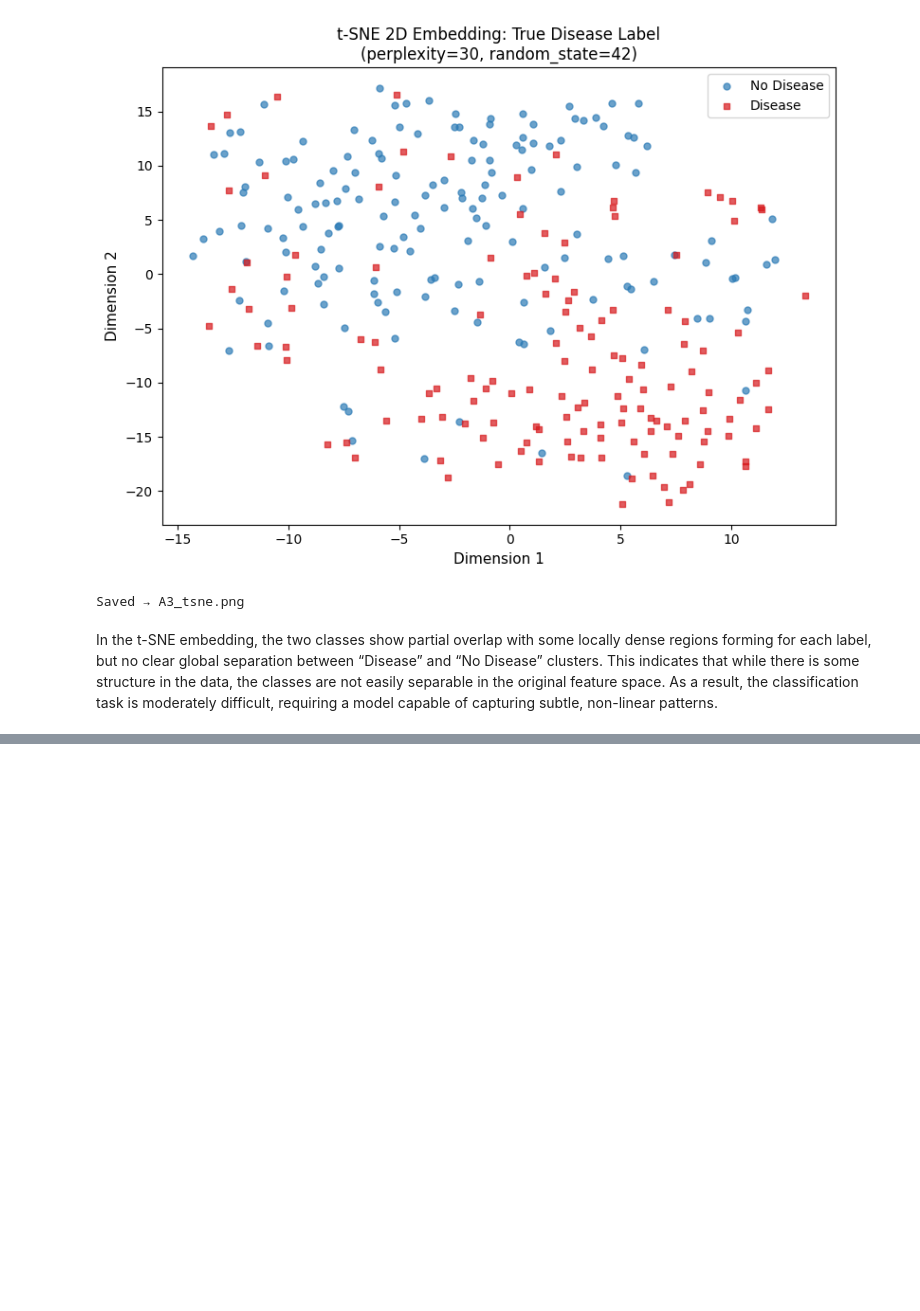
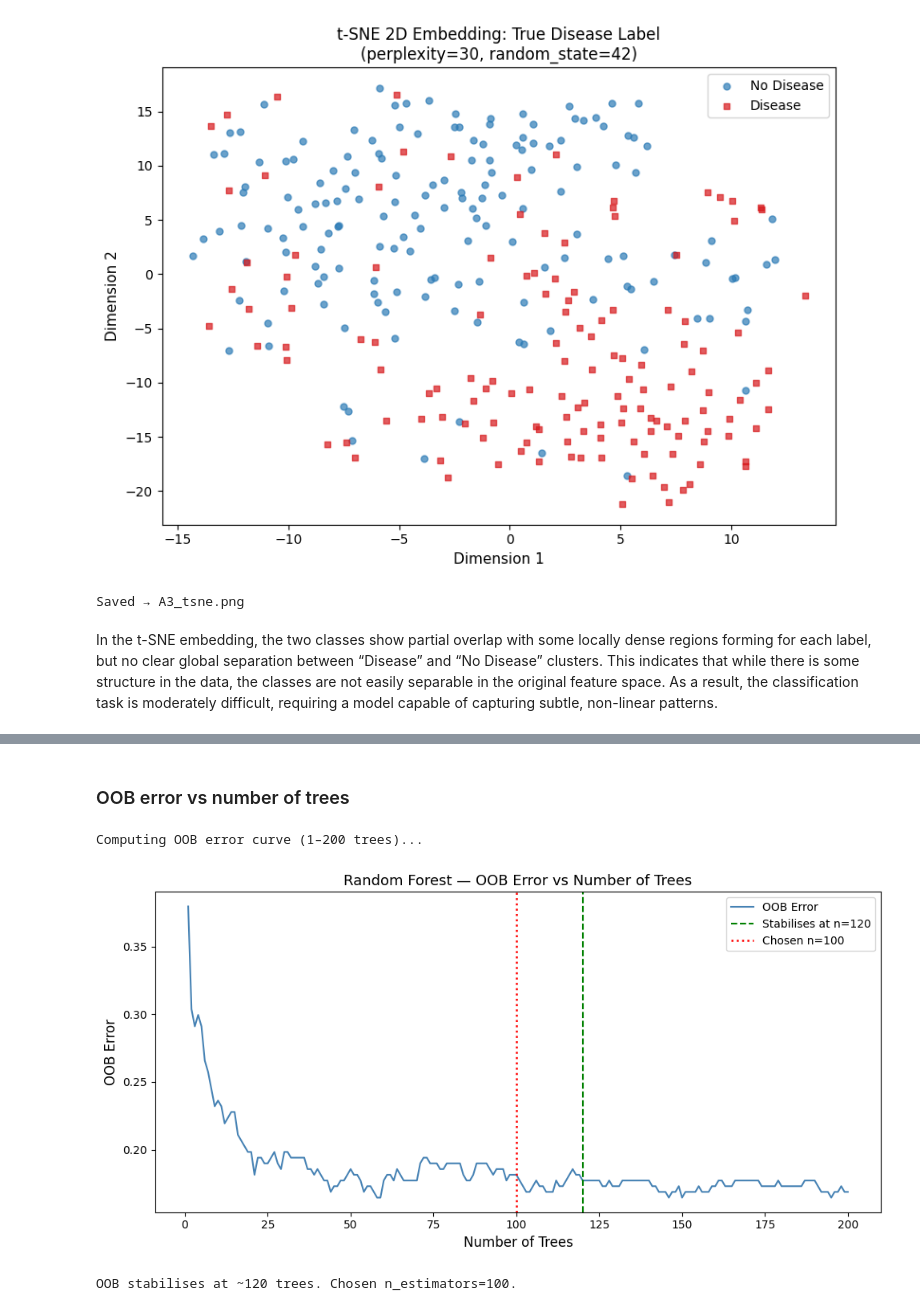
Before and after one commit to maryam2004-hub/i23-6004-DM-Assignment4, a Jupyter notebook: i23_6004_DS_B_DMAssignment4.ipynb, the cells around one changed output, grey strips where cells are left out. Drawn from its saved outputs; the diff is of its cells as text; code cells hidden in the pictures; blank space fills up the shorter version.

Commit message:
Loaded Data for Part B, Trained grid search and plotted oob error vs number of treets

```diff
--- a/i23_6004_DS_B_DMAssignment4.ipynb
+++ b/i23_6004_DS_B_DMAssignment4.ipynb
@@ -600,0 +639,9 @@ In the t-SNE embedding, the two classes show partial overlap with some locally d
+# %%
+data          = joblib.load("preprocessed_data.pkl")
+X_train       = data["X_train"]
+X_test        = data["X_test"]
+y_train       = data["y_train"]
+y_test        = data["y_test"]
+feature_names = data["feature_names"]
+
+cv = StratifiedKFold(n_splits=5, shuffle=True, random_state=42)
@@ -600,0 +681,59 @@ In the t-SNE embedding, the two classes show partial overlap with some locally d
+# %% [markdown]
+### OOB error vs number of trees
+# %%
+# ── B1b: OOB error vs number of trees ────────────────────────
+
+import time
+import numpy as np
+import matplotlib.pyplot as plt
+from sklearn.ensemble import RandomForestClassifier
+
+print("\nComputing OOB error curve (1–200 trees)...")
+
+oob_errors = []
+tree_range = range(1, 201)
+
+for n in tree_range:
+    rf_oob = RandomForestClassifier(
+        n_estimators=n,
+        max_depth=best_rf_params["max_depth"],
+        oob_score=True,
+        random_state=42,
+        n_jobs=-1
+    )
+    rf_oob.fit(X_train, y_train)
+    oob_errors.append(1 - rf_oob.oob_score_)
+
+# Find stabilisation: rolling std over 20 trees < 0.002
+stable_n = None
+window_size = 20
+for i in range(window_size, len(oob_errors)):
+    window = oob_errors[i - window_size:i]
+    if np.std(window) < 0.002:
+        stable_n = i - window_size + 1
+        break
+
+if stable_n is None:
+    diffs = np.abs(np.diff(oob_errors))
+    stable_n = int(np.argmin(diffs[20:])) + 21
+
+# Plot
+fig, ax = plt.subplots(figsize=(10, 5))
+ax.plot(list(tree_range), oob_errors, color="steelblue", linewidth=1.5, label="OOB Error")
+ax.axvline(x=stable_n, color="green", linestyle="--", linewidth=1.5,
+           label=f"Stabilises at n={stable_n}")
+ax.axvline(x=best_rf_params["n_estimators"], color="red", linestyle=":",
+           linewidth=1.8, label=f"Chosen n={best_rf_params['n_estimators']}")
+ax.set_xlabel("Number of Trees", fontsize=12)
+ax.set_ylabel("OOB Error", fontsize=12)
+ax.set_title("Random Forest — OOB Error vs Number of Trees", fontsize=13)
+ax.legend()
+plt.tight_layout()
+plt.savefig("B1_oob_curve.png", dpi=150)
+plt.show()
+
+print(f"OOB stabilises at ~{stable_n} trees. Chosen n_estimators={best_rf_params['n_estimators']}.")
+# %% [output]
+Computing OOB error curve (1–200 trees)...
+[figure, added]
+OOB stabilises at ~120 trees. Chosen n_estimators=100.
```
Also changed, not shown: parts of 7 cells of this notebook.
